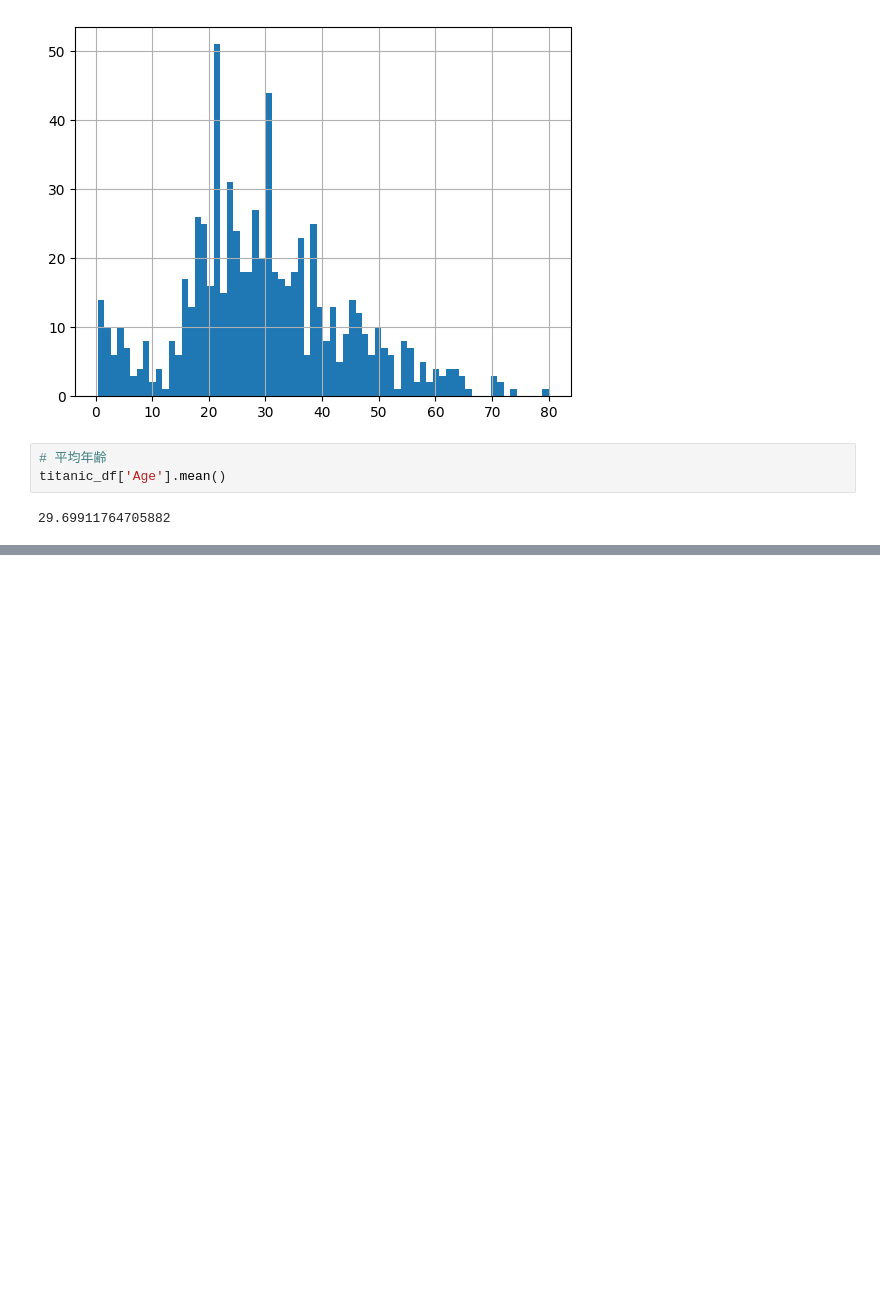
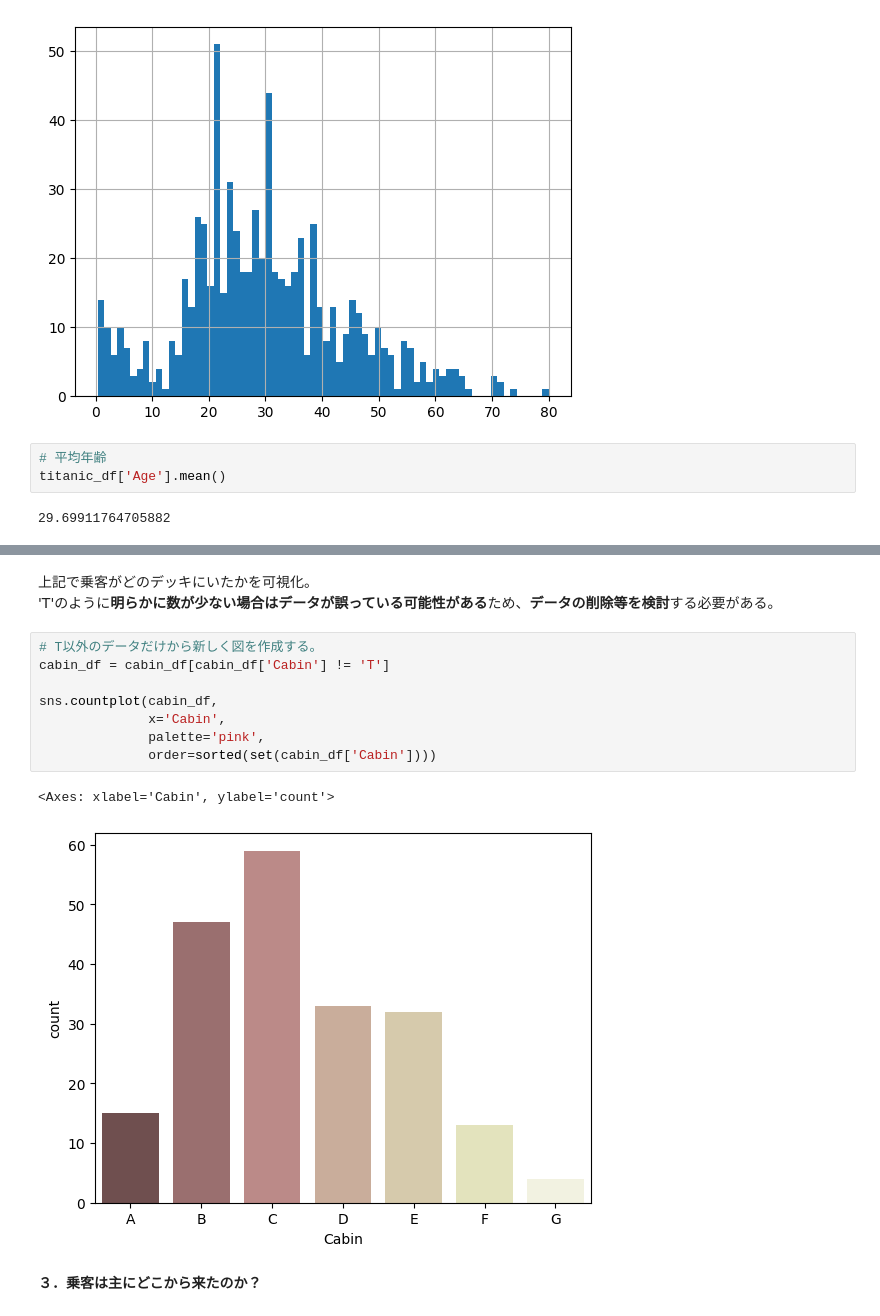
Before and after one commit to usma11dia0/training_of_kaggle, a Jupyter notebook: google_colab/titanic_udemy.ipynb, the cells around one changed output, grey strips where cells are left out. Drawn from its saved outputs; the diff is of its cells as text; blank space fills up the shorter version.

```diff
--- a/google_colab/titanic_udemy.ipynb
+++ b/google_colab/titanic_udemy.ipynb
@@ -144,0 +213,16 @@ titanic_df['Age'].mean()
+# %% [markdown]
+上記で乗客がどのデッキにいたかを可視化。
+'T'のように**明らかに数が少ない場合はデータが誤っている可能性がある**ため、**データの削除等を検討**する必要がある。
+# %%
+# T以外のデータだけから新しく図を作成する。
+cabin_df = cabin_df[cabin_df['Cabin'] != 'T']
+
+sns.countplot(cabin_df,
+              x='Cabin',
+              palette='pink',
+              order=sorted(set(cabin_df['Cabin'])))
+# %% [output]
+<Axes: xlabel='Cabin', ylabel='count'>
+[figure, added]
+# %% [markdown]
+**３．乗客は主にどこから来たのか？**
```
Also changed, not shown: parts of 20 cells of this notebook.
